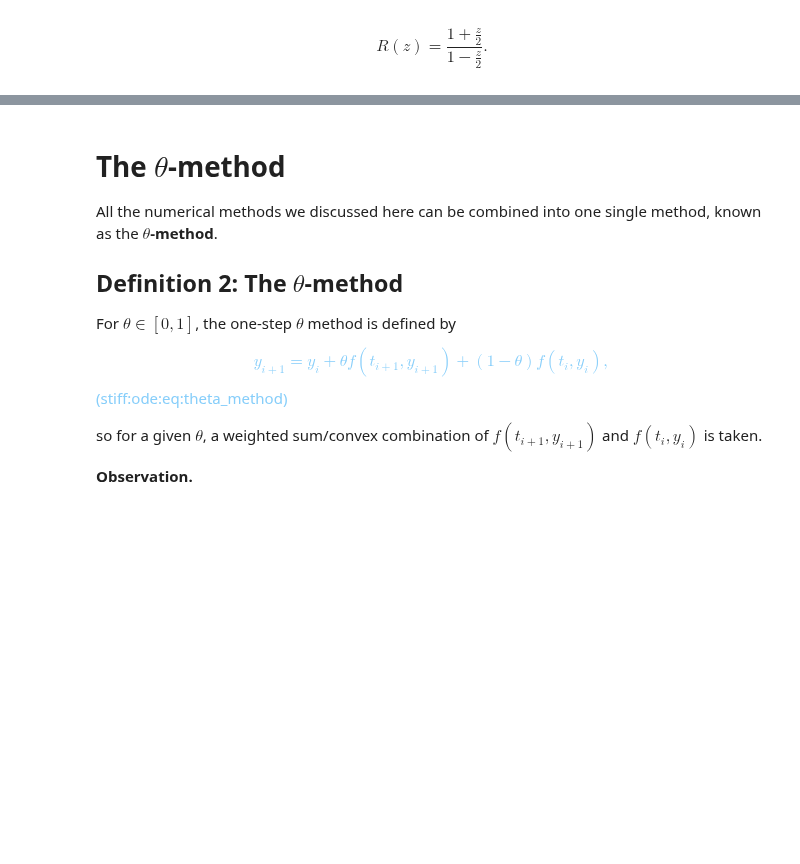
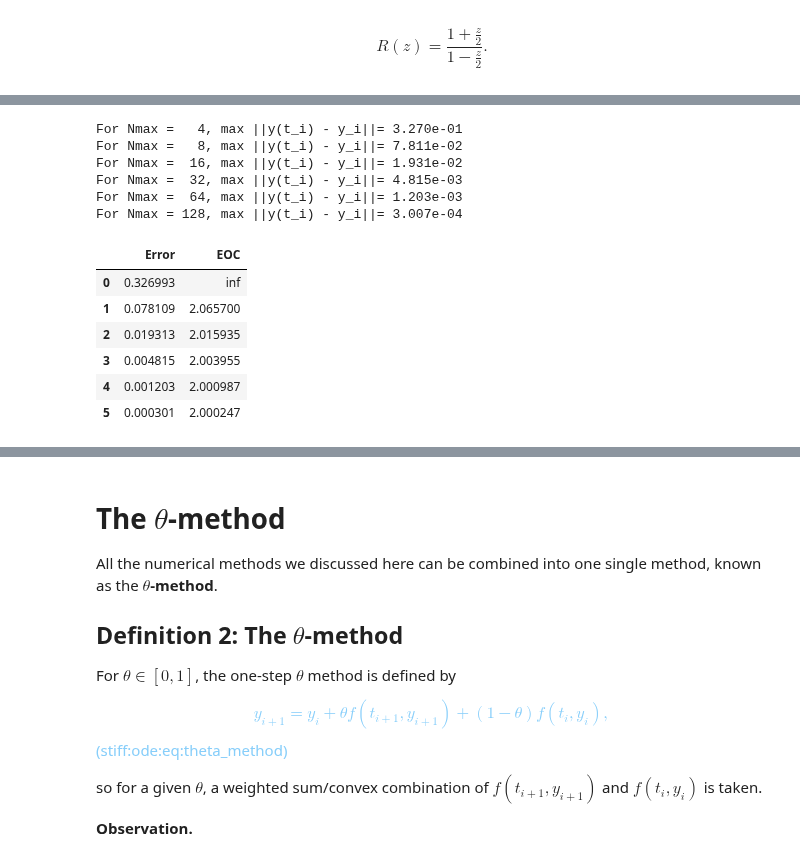
Before and after one commit to solniva/TMA4320_ScientificComputationNotes, a Jupyter notebook: chapter_ode/NuMeStiffODE.ipynb, the cells around one changed output, grey strips where cells are left out. Drawn from its saved outputs; the diff is of its cells as text; code cells hidden in the pictures; blank space fills up the shorter version.

```diff
--- a/chapter_ode/NuMeStiffODE.ipynb
+++ b/chapter_ode/NuMeStiffODE.ipynb
@@ -688,0 +689,45 @@ with Crank-Nicolson.
+# %%
+# kun for denne IVP'en
+def compute_eoc_IVP(y0, t0, T, Nmax_list, solver, y_ex):
+    errs = [ ]
+    for Nmax in Nmax_list:
+        ts, ys = solver(y0, t0, T, lam, Nmax)
+        ys_ex = y_ex(ts)
+        errs.append(np.abs(ys - ys_ex).max())
+        print("For Nmax = {:3}, max ||y(t_i) - y_i||= {:.3e}".format(Nmax,errs[-1]))
+
+    errs = np.array(errs)
+    Nmax_list = np.array(Nmax_list)
+    dts = (T-t0)/Nmax_list
+
+    eocs = np.log(errs[1:]/errs[:-1])/np.log(dts[1:]/dts[:-1])
+
+    # Insert inf at beginning of eoc such that errs and eoc have same length
+    eocs = np.insert(eocs, 0, np.inf)
+
+    return errs, eocs
+# %%
+Nmax_list = [4, 8, 16, 32, 64, 128]
+errs, eocs = compute_eoc_IVP(y0, t0, T, Nmax_list, crank_nicolson, y_ex)
+
+# Do a pretty print of the tables using panda
+
+import pandas as pd
+from IPython.display import display
+
+table = pd.DataFrame({'Error': errs, 'EOC' : eocs})
+display(table)
+# %% [output]
+For Nmax =   4, max ||y(t_i) - y_i||= 3.270e-01
+For Nmax =   8, max ||y(t_i) - y_i||= 7.811e-02
+For Nmax =  16, max ||y(t_i) - y_i||= 1.931e-02
+For Nmax =  32, max ||y(t_i) - y_i||= 4.815e-03
+For Nmax =  64, max ||y(t_i) - y_i||= 1.203e-03
+For Nmax = 128, max ||y(t_i) - y_i||= 3.007e-04
+|  | Error | EOC |
+| 0 | 0.326993 | inf |
+| 1 | 0.078109 | 2.065700 |
+| 2 | 0.019313 | 2.015935 |
+| 3 | 0.004815 | 2.003955 |
+| 4 | 0.001203 | 2.000987 |
+| 5 | 0.000301 | 2.000247 |
```
Also changed, not shown: parts of 30 cells of this notebook.
